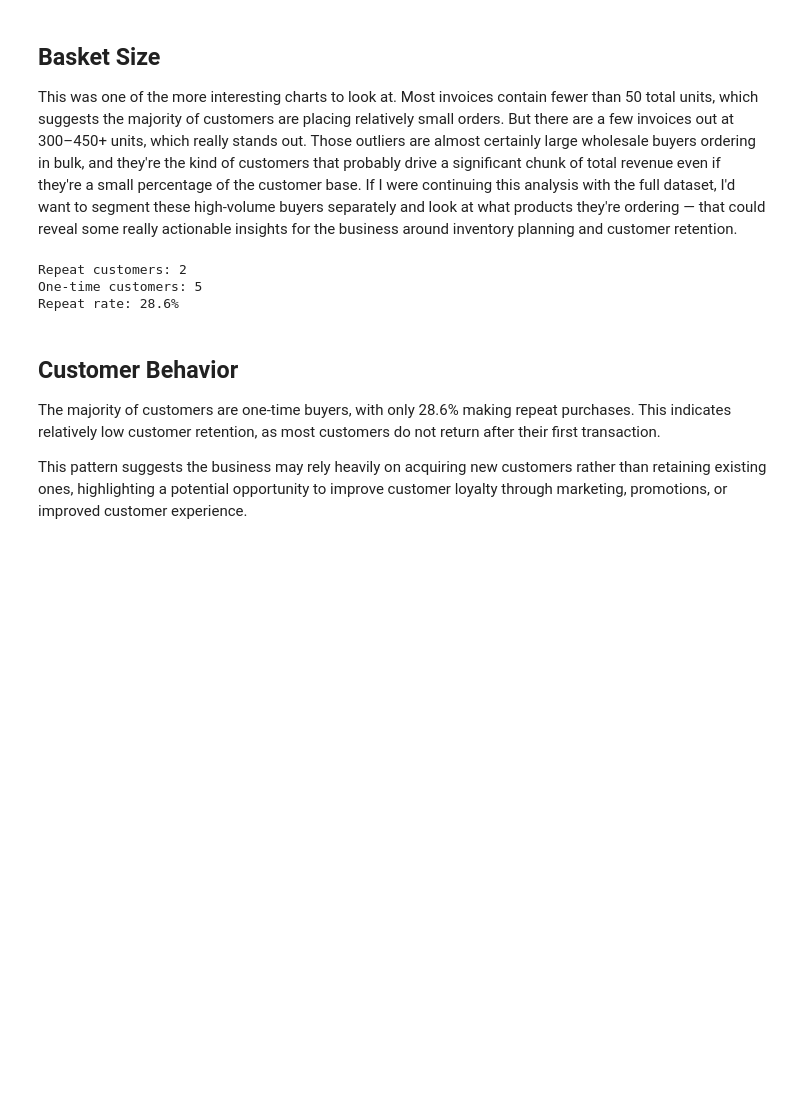
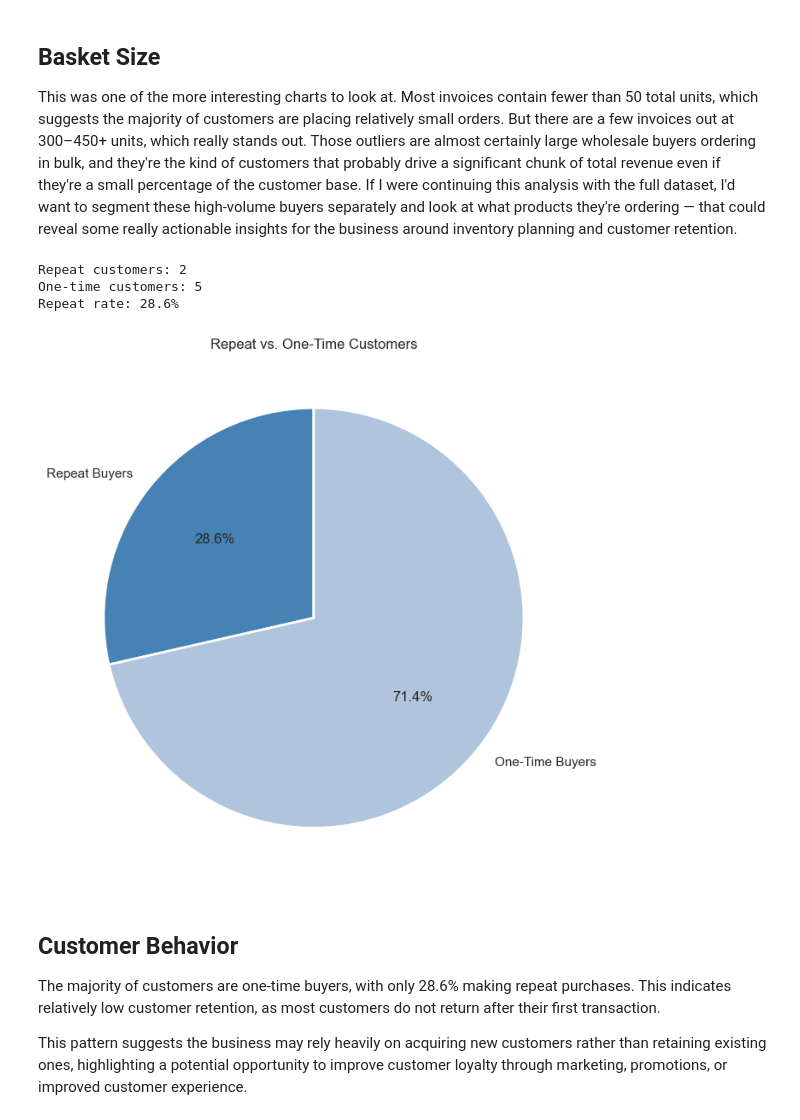
Before and after one commit to robillarddylan5/Online-Retail-Sales-Analysis-, a Jupyter notebook: notebook/eda_online_retail.ipynb, the cells around one changed output. Cells and saved outputs as stored; diff of their text form; code cells hidden in the pictures; blank space fills up the shorter version.

Commit message:
Add project README and customer behavior pie chart

```diff
--- a/notebook/eda_online_retail.ipynb
+++ b/notebook/eda_online_retail.ipynb
@@ -249,16 +265,31 @@ business around inventory planning and customer retention.
 # %%
 customer_orders = df.groupby('Customer ID')['Invoice'].nunique()
 
 repeat_customers = (customer_orders > 1).sum()
 one_time_customers = (customer_orders == 1).sum()
 
 print(f"Repeat customers: {repeat_customers:,}")
 print(f"One-time customers: {one_time_customers:,}")
 print(f"Repeat rate: {repeat_customers / len(customer_orders):.1%}")
+
+fig, ax = plt.subplots(figsize=(7, 7))
+ax.pie(
+    [repeat_customers, one_time_customers],
+    labels=['Repeat Buyers', 'One-Time Buyers'],
+    autopct='%1.1f%%',
+    colors=['steelblue', 'lightsteelblue'],
+    startangle=90,
+    wedgeprops={'edgecolor': 'white', 'linewidth': 2}
+)
+ax.set_title('Repeat vs. One-Time Customers')
+plt.tight_layout()
+plt.savefig('../images/customer_behavior.png', dpi=150)
+plt.show()
 # %% [output]
 Repeat customers: 2
 One-time customers: 5
 Repeat rate: 28.6%
+[figure, added]
 # %% [markdown]
 ##  Customer Behavior
 
```
Also changed, not shown: parts of 1 cell of this notebook, 2 other files.
